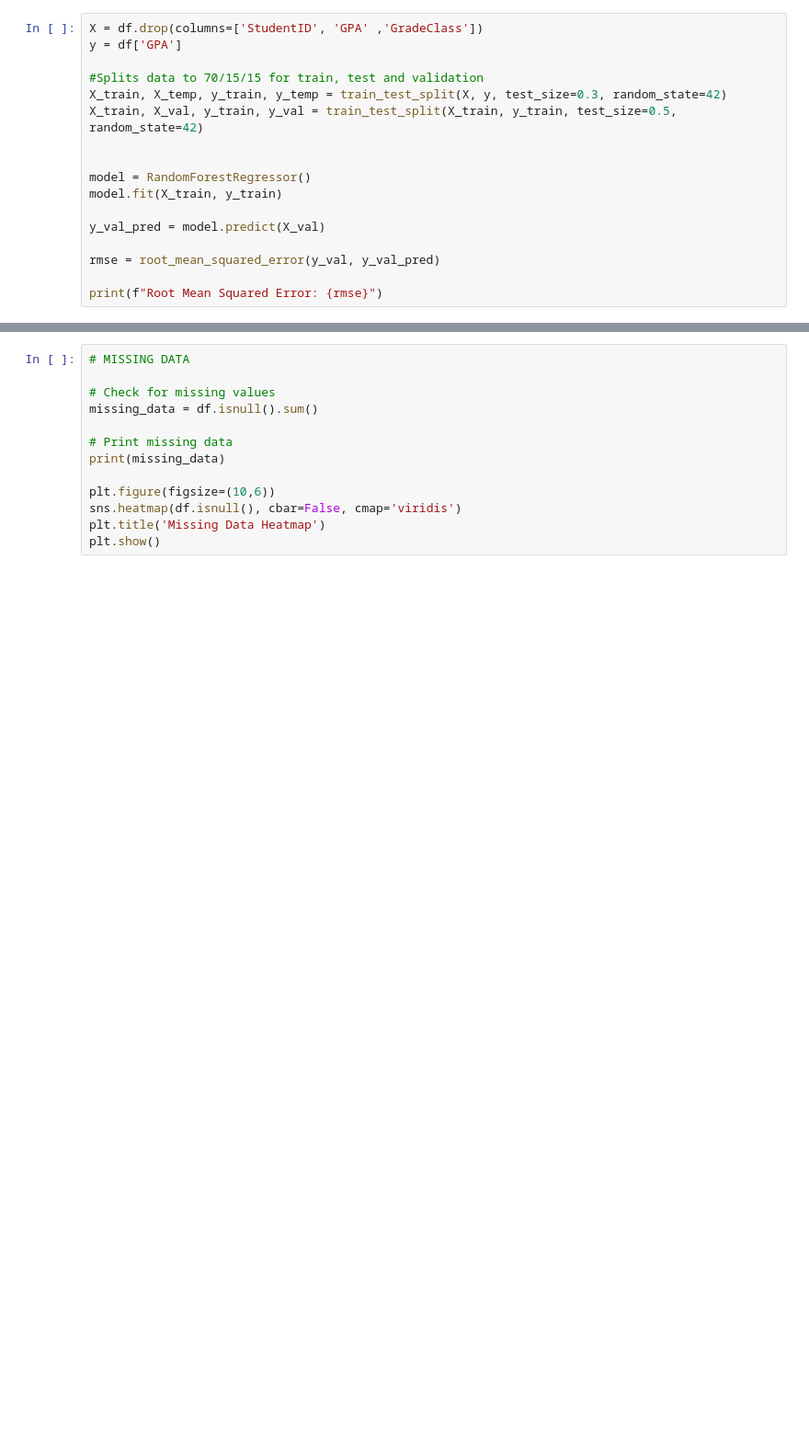
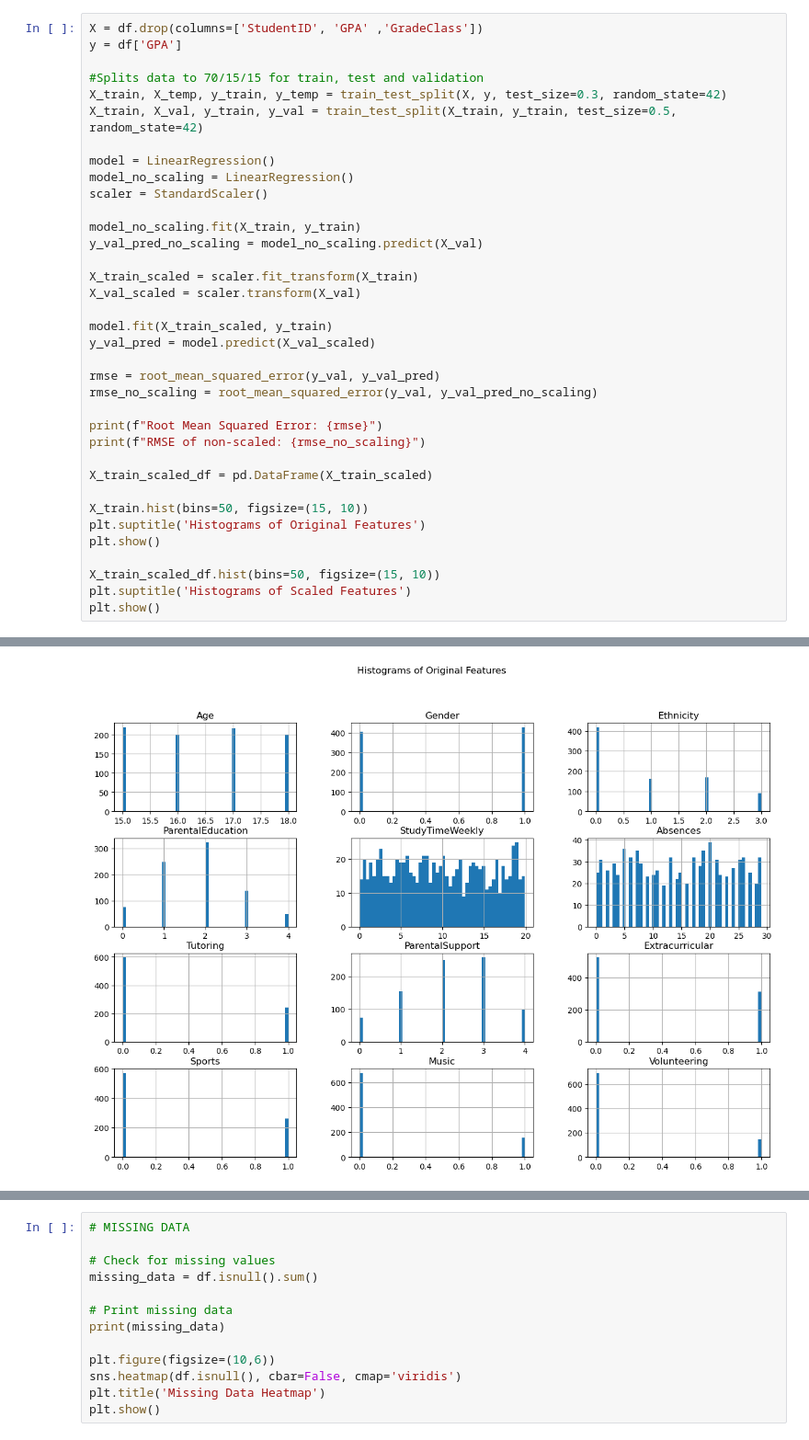
Before and after one commit to nilsson-v/Student_Performance_Predictor, a Jupyter notebook: project.ipynb, the cells around one changed output, grey strips where cells are left out. Shown at 92% size. Drawn from its saved outputs; the diff is of its cells as text; blank space fills up the shorter version.

Commit message:
tested with scaling, converted 0-4 GPA to 0-5 GPA

```diff
--- a/project.ipynb
+++ b/project.ipynb
@@ -36,13 +41,32 @@ y = df['GPA']
 X_train, X_temp, y_train, y_temp = train_test_split(X, y, test_size=0.3, random_state=42)
 X_train, X_val, y_train, y_val = train_test_split(X_train, y_train, test_size=0.5, random_state=42)
 
+model = LinearRegression()
+model_no_scaling = LinearRegression()
+scaler = StandardScaler()
 
-model = RandomForestRegressor()
-model.fit(X_train, y_train)
+model_no_scaling.fit(X_train, y_train)
+y_val_pred_no_scaling = model_no_scaling.predict(X_val)
 
-y_val_pred = model.predict(X_val)
+X_train_scaled = scaler.fit_transform(X_train)
+X_val_scaled = scaler.transform(X_val)
+
+model.fit(X_train_scaled, y_train)
+y_val_pred = model.predict(X_val_scaled)
 
 rmse = root_mean_squared_error(y_val, y_val_pred)
+rmse_no_scaling = root_mean_squared_error(y_val, y_val_pred_no_scaling)
 
 print(f"Root Mean Squared Error: {rmse}")
+print(f"RMSE of non-scaled: {rmse_no_scaling}")
+
+X_train_scaled_df = pd.DataFrame(X_train_scaled)
+
+X_train.hist(bins=50, figsize=(15, 10))
+plt.suptitle('Histograms of Original Features')
+plt.show()
+
+X_train_scaled_df.hist(bins=50, figsize=(15, 10))
+plt.suptitle('Histograms of Scaled Features')
+plt.show()
 # %% [output]
@@ -49,0 +75 @@ Root Mean Squared Error: 0.25985244535823254
+[figure, added]
```
Also changed, not shown: parts of 4 cells of this notebook.
